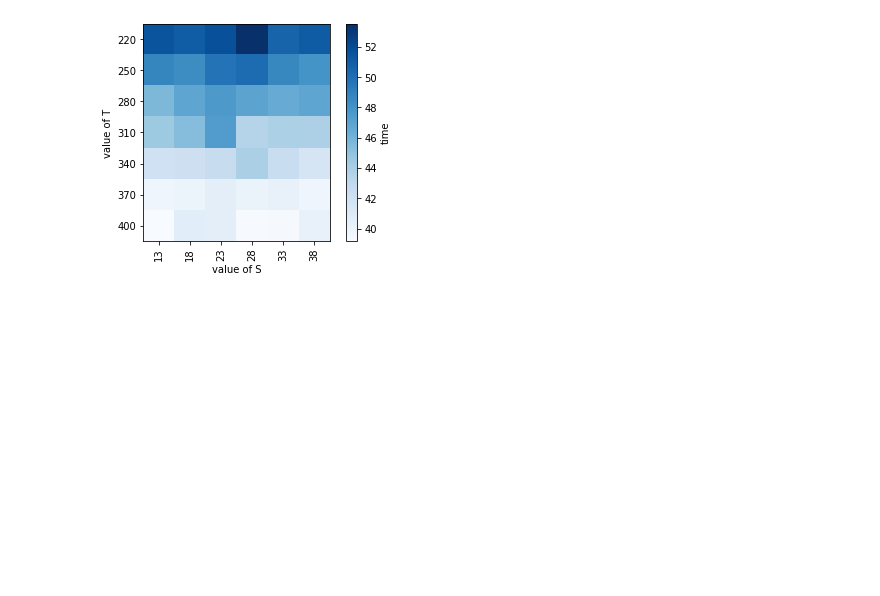
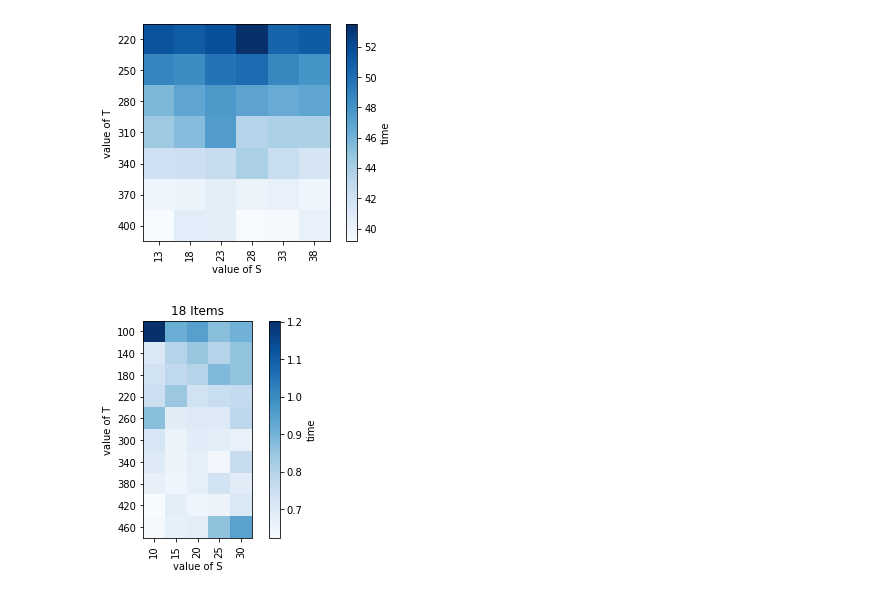
Before and after one commit to amonin7/knapsack_solution, a Jupyter notebook: Visualization.ipynb, the cells around one changed output. Drawn from its saved outputs; the diff is of its cells as text; code cells hidden in the pictures; blank space fills up the shorter version.

```diff
--- a/Visualization.ipynb
+++ b/Visualization.ipynb
@@ -496,0 +511,14 @@ plt.show()
+# %%
+plt.xticks(ticks=np.arange(len(ss)),labels=ss,rotation=90)
+plt.yticks(ticks=np.arange(len(ts)),labels=ts)
+plt.xlabel('value of S')
+plt.ylabel('value of T')
+
+# save this plot inside a variable called hm
+hm=plt.imshow(times[18], cmap='Blues',interpolation="nearest")
+# pass this heatmap object into plt.colorbar method.
+plt.colorbar(hm, label='time')
+plt.title("18 Items")
+plt.show()
+# %% [output]
+[figure, added]
```
Also changed, not shown: parts of 11 cells of this notebook, 2 other files.
